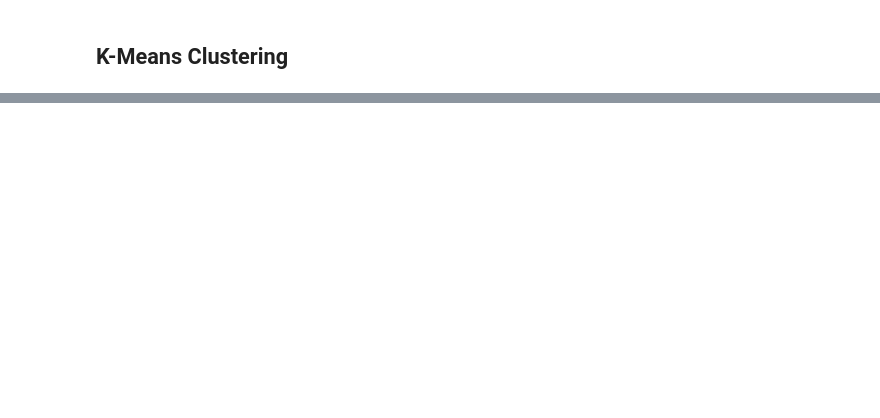
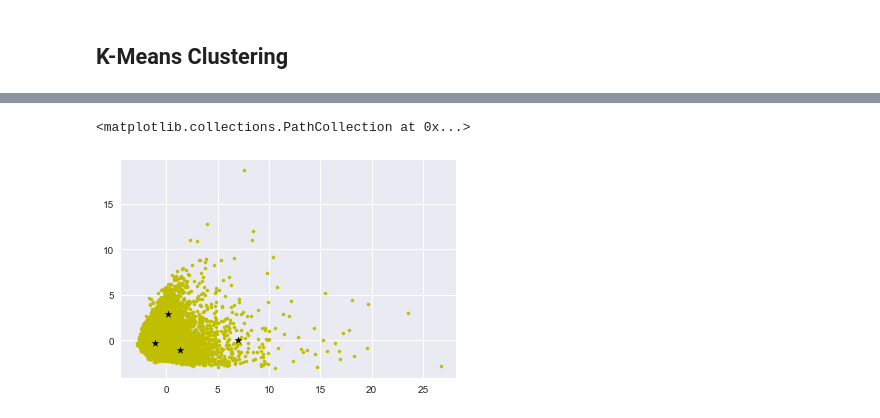
Before and after one commit to Laura-ShummonMaass/Credit_Card_Cluster, a Jupyter notebook: eda.ipynb, the cells around one changed output, grey strips where cells are left out. Cells and saved outputs as stored; diff of their text form; code cells hidden in the pictures; blank space fills up the shorter version.

```diff
--- a/eda.ipynb
+++ b/eda.ipynb
@@ -203,0 +221,10 @@ plt.scatter(model[:,0], model[:,1], c='black');
+# %%
+f1 = pca2['pc1'].values
+f2 = pca2['pc2'].values
+X = np.array(list(zip(f1, f2)))
+
+plt.scatter(f1, f2, c='y', s=10)
+plt.scatter(model[:,0], model[:,1], c='black', marker='*')
+# %% [output]
+<matplotlib.collections.PathCollection at 0x...>
+[figure, added]
```
Also changed, not shown: parts of 11 cells of this notebook.
